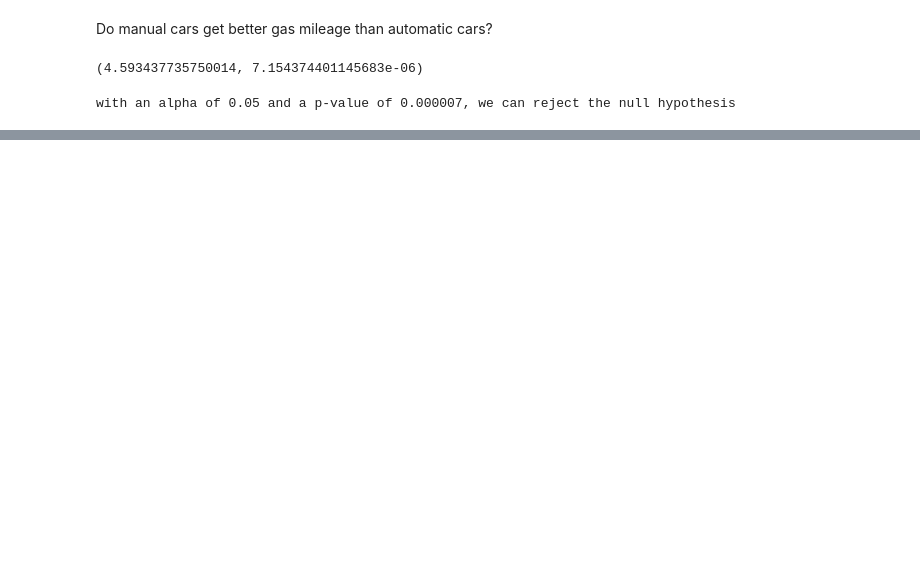
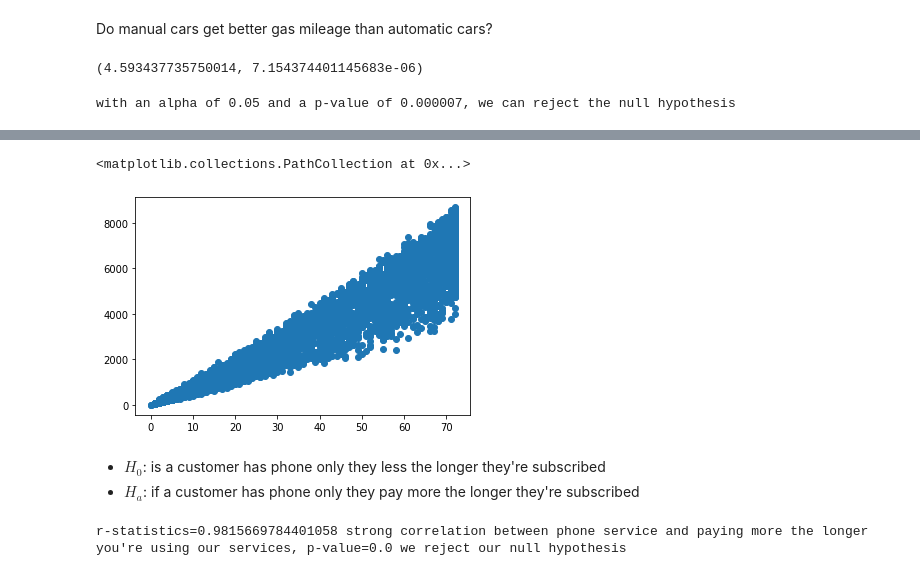
Before and after one commit to jivemachine/statistics-exercises, a Jupyter notebook: hypothesis_testing.ipynb, the cells around one changed output, grey strips where cells are left out. Saved outputs shown, nothing was run; the diff lists cells and outputs as text; code cells hidden in the pictures; blank space fills up the shorter version.

```diff
--- a/hypothesis_testing.ipynb
+++ b/hypothesis_testing.ipynb
@@ -166,0 +235,12 @@ with an alpha of 0.05 and a p-value of 0.000007, we can reject the null hypothes
+# %%
+# control for phone and internet
+
+query3 = "SELECT tenure, total_charges FROM customers WHERE internet_service_type_id < 3 AND phone_service = 'Yes';"
+
+control = pd.read_sql(query3, url)
+
+cleaning_charges = control.total_charges.replace(r'^\s+$', np.nan, regex=True)
+cleaning_charges = cleaning_charges.fillna(0).astype(float)
+
+x2 = control.tenure
+y2 = cleaning_charges
@@ -166,0 +253,23 @@ with an alpha of 0.05 and a p-value of 0.000007, we can reject the null hypothes
+# %%
+plt.scatter(x2, y2)
+# %% [output]
+<matplotlib.collections.PathCollection at 0x...>
+[figure, added]
+# %% [markdown]
+- $H_0$: is a customer has phone only they less the longer they're subscribed
+- $H_a$: if a customer has phone only they pay more the longer they're subscribed
+# %%
+# control for phone only
+phone_query = "SELECT tenure, total_charges FROM customers WHERE internet_service_type_id = 3 AND phone_service = 'Yes';"
+
+phone_only = pd.read_sql(phone_query, url)
+cleaning_charges = phone_only.total_charges.replace(r'^\s+$', np.nan, regex=True)
+cleaning_charges = cleaning_charges.fillna(0).astype(float)
+
+phone_only_x = phone_only.tenure
+phone_only_y = cleaning_charges
+r, p = stats.pearsonr(phone_only_x, phone_only_y)
+
+print(f"r-statistics={r} strong correlation between phone service and paying more the longer you're using our services, p-value={p} we reject our null hypothesis")
+# %% [output]
+r-statistics=0.9815669784401058 strong correlation between phone service and paying more the longer you're using our services, p-value=0.0 we reject our null hypothesis
```
Also changed, not shown: parts of 73 cells of this notebook.
